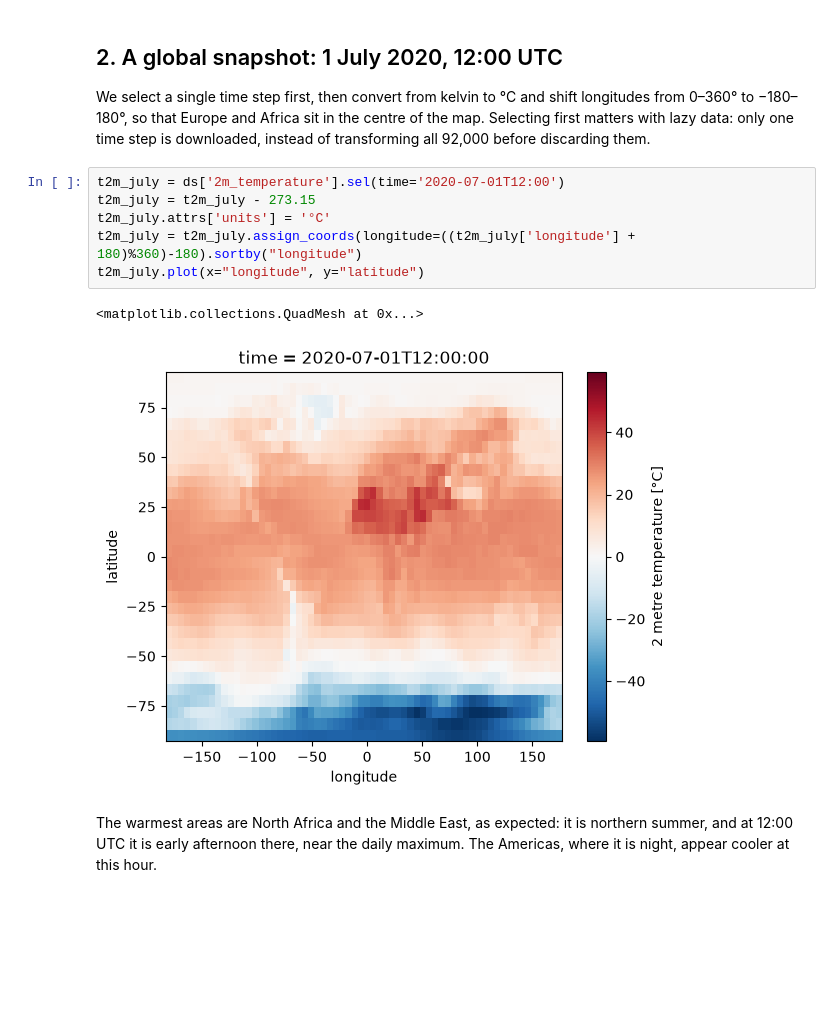
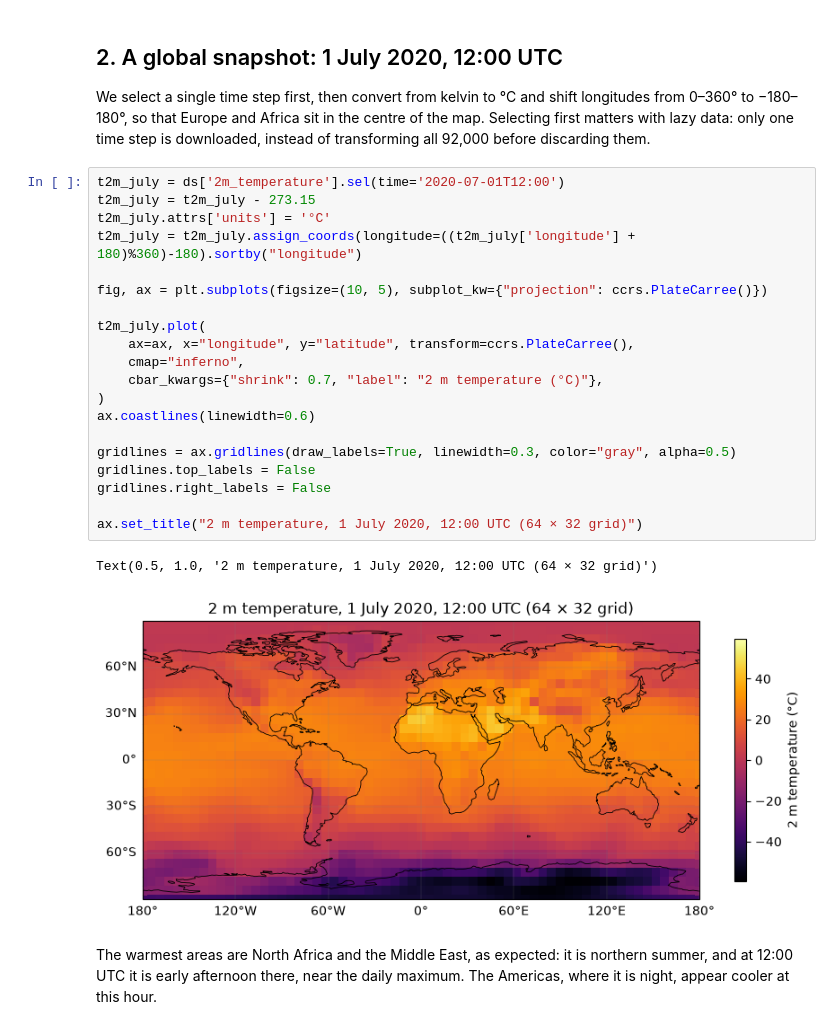
Before and after one commit to Fonta1/era5-exploration, a Jupyter notebook: era5_exploration.ipynb, the cells around one changed output. Cells and saved outputs as stored; diff of their text form; blank space fills up the shorter version.

Commit message:
Add coastlines, borders and gridlines to maps

```diff
--- a/era5_exploration.ipynb
+++ b/era5_exploration.ipynb
@@ -69,12 +71,26 @@ transforming all 92,000 before discarding them.
 # %%
 t2m_july = ds['2m_temperature'].sel(time='2020-07-01T12:00')
 t2m_july = t2m_july - 273.15
 t2m_july.attrs['units'] = '°C'
 t2m_july = t2m_july.assign_coords(longitude=((t2m_july['longitude'] + 180)%360)-180).sortby("longitude")
-t2m_july.plot(x="longitude", y="latitude")
+
+fig, ax = plt.subplots(figsize=(10, 5), subplot_kw={"projection": ccrs.PlateCarree()})
+
+t2m_july.plot(
+    ax=ax, x="longitude", y="latitude", transform=ccrs.PlateCarree(),
+    cmap="inferno",
+    cbar_kwargs={"shrink": 0.7, "label": "2 m temperature (°C)"},
+)
+ax.coastlines(linewidth=0.6)
+
+gridlines = ax.gridlines(draw_labels=True, linewidth=0.3, color="gray", alpha=0.5)
+gridlines.top_labels = False
+gridlines.right_labels = False
+
+ax.set_title("2 m temperature, 1 July 2020, 12:00 UTC (64 × 32 grid)")
 # %% [output]
-<matplotlib.collections.QuadMesh at 0x...>
+Text(0.5, 1.0, '2 m temperature, 1 July 2020, 12:00 UTC (64 × 32 grid)')
-[figure, old version]
+[figure, new version]
 # %% [markdown]
 The warmest areas are North Africa and the Middle East, as expected: it is northern
 summer, and at 12:00 UTC it is early afternoon there, near the daily maximum. The
```
Also changed, not shown: parts of 2 cells of this notebook, 2 other files.
